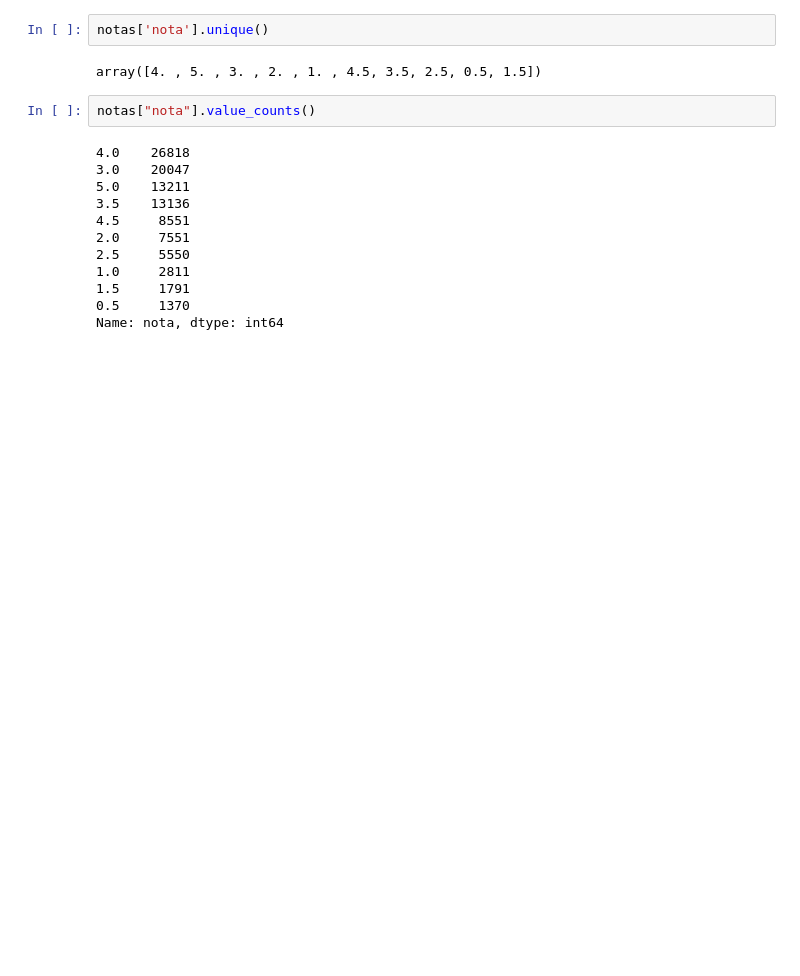
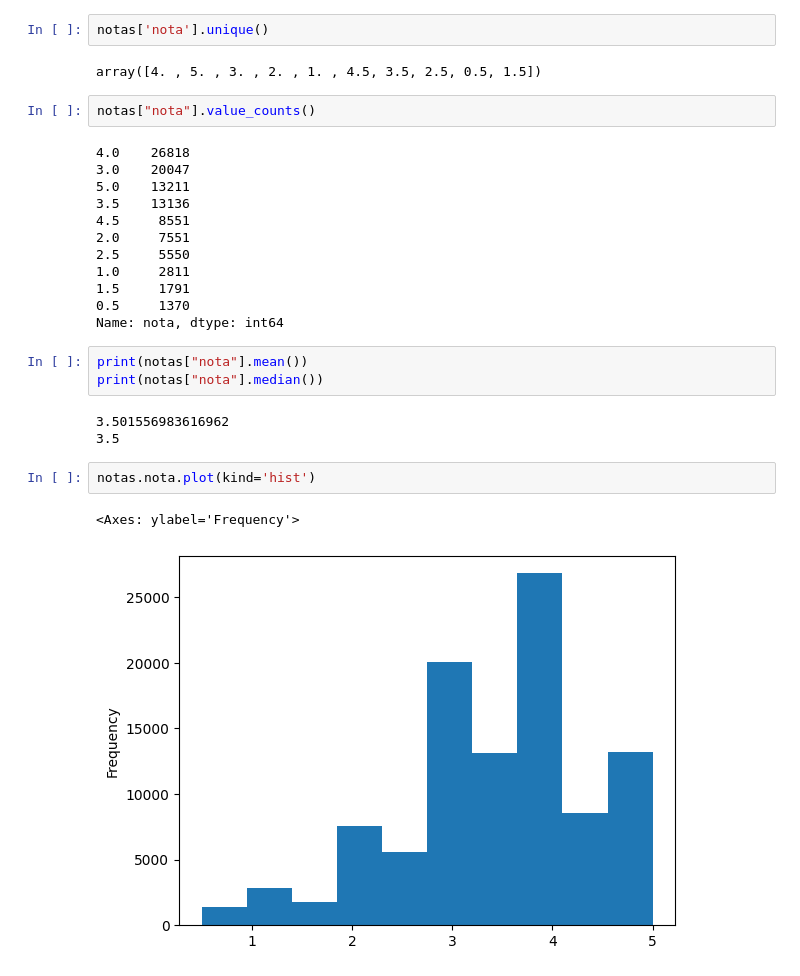
Before and after one commit to LucasCP98/Collections, a Jupyter notebook: Introdução_a_Data_Science.ipynb, the cells around one changed output. Drawn from its saved outputs; the diff is of its cells as text; blank space fills up the shorter version.

```diff
--- a/Introdução_a_Data_Science.ipynb
+++ b/Introdução_a_Data_Science.ipynb
@@ -32,4 +32,15 @@ notas["nota"].value_counts()
 1.5     1791
 0.5     1370
 Name: nota, dtype: int64
+# %%
+print(notas["nota"].mean())
+print(notas["nota"].median())
+# %% [output]
+3.501556983616962
+3.5
+# %%
+notas.nota.plot(kind='hist')
+# %% [output]
+<Axes: ylabel='Frequency'>
+[figure, added]
 # %%
```
Also changed, not shown: parts of 2 cells of this notebook.
